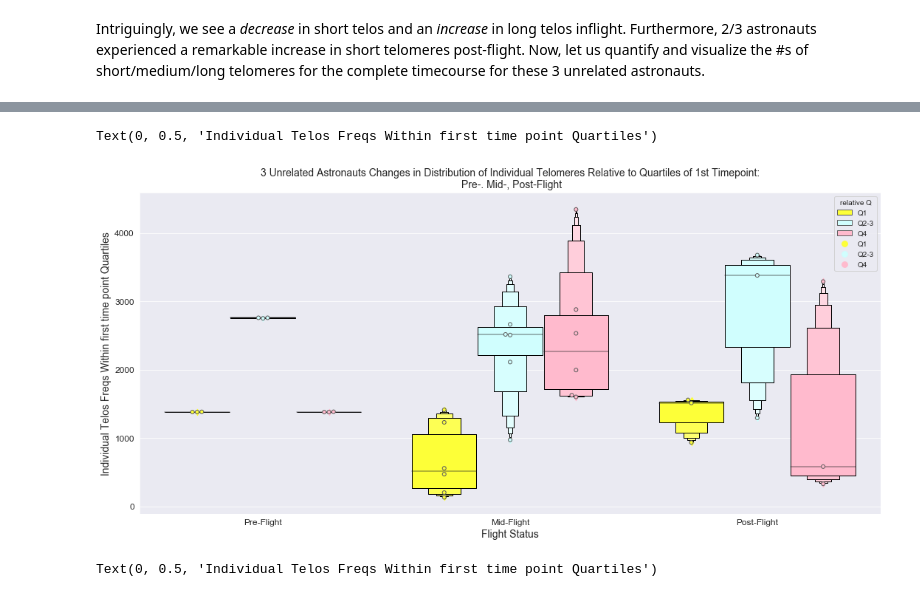
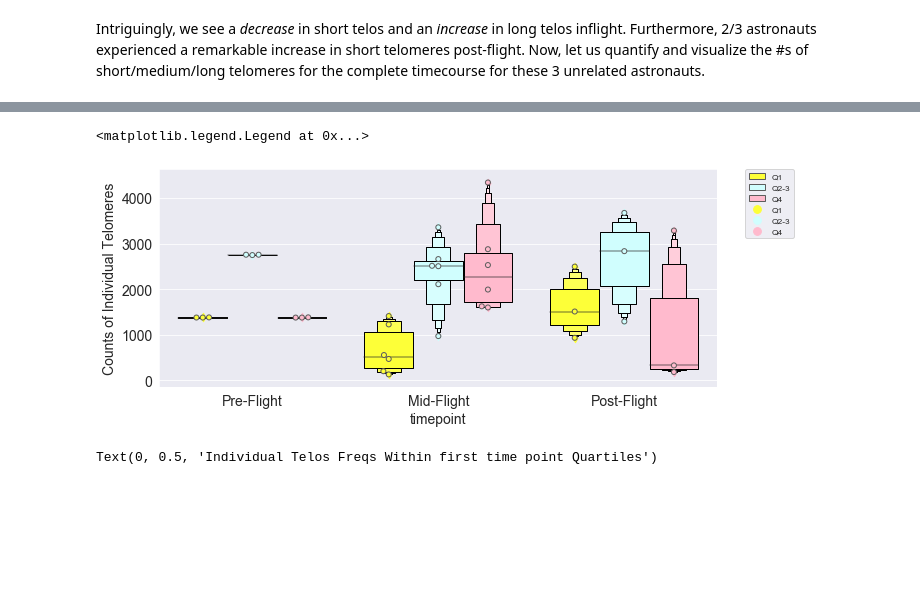
Before and after one commit to Jared-Luxton/NASA-astronauts-telomeres-chromosomes, a Jupyter notebook: NASA_telomeres/03a NASA Astros Telo Data Visualization and Stats.ipynb, the cells around one changed output, grey strips where cells are left out. Saved outputs shown, nothing was run; the diff lists cells and outputs as text; code cells hidden in the pictures; blank space fills up the shorter version.

```diff
--- a/NASA_telomeres/03a NASA Astros Telo Data Visualization and Stats.ipynb
+++ b/NASA_telomeres/03a NASA Astros Telo Data Visualization and Stats.ipynb
@@ -283,7 +280,7 @@ melted_quartiles_astro_df.head(4)
 df_m = melted_quartiles_astro_df.copy()
 
 dso2171_quartiles = df_m[(df_m['astro id'] == '2171') &
-                         (df_m['timepoint'].isin(['L-180', 'FD45', 'FD260', 'R+180']))]
+                         (df_m['timepoint'].isin(['L-180', 'FD45', 'FD260', 'R+270']))]
 
 dso1536_quartiles = df_m[(df_m['astro id'] == '1536') &
                          (df_m['timepoint'].isin(['L-270', 'FD90', 'FD140', 'R+270']))]
@@ -293,22 +290,28 @@ dso5163_quartiles = df_m[(df_m['astro id'] == '5163') &
 
 mid_only_quartiles_df = pd.concat([dso2171_quartiles, dso1536_quartiles, dso5163_quartiles])
 # %%
-fig = plt.figure(figsize=(18,8))
+fig = plt.figure(figsize=(10,4))
 sns.set_style(style="darkgrid",rc= {'patch.edgecolor': 'black'})
 palette ={"Q1":"#fdff38","Q2-3":"#d0fefe","Q4":"#ffbacd"}
 
-ax = sns.boxenplot(x='flight status', y='Q freq counts', hue='relative Q', data=mid_only_quartiles_df, palette=palette,
-             linewidth=2, saturation=5, color="black")
-ax = sns.swarmplot(x='flight status', y='Q freq counts', hue='relative Q', data=mid_only_quartiles_df, palette=palette,
-             linewidth=1, color="black", dodge=True)
+ax = sns.boxenplot(x='flight status', y='Q freq counts', hue='relative Q',
+                   order=['Pre-Flight', 'Mid-Flight', 'Post-Flight'],
+                   data=mid_only_quartiles_df, palette=palette,
+                   linewidth=2, saturation=5, color="black")
+
+ax = sns.swarmplot(x='flight status', y='Q freq counts', hue='relative Q',
+                   order=['Pre-Flight', 'Mid-Flight', 'Post-Flight'],
+                   data=mid_only_quartiles_df, palette=palette,
+                   linewidth=1, color="black", dodge=True)
 
 ax=fig.gca()
-ax.set_title('3 Unrelated Astronauts Changes in Distribution of Individual Telomeres Relative to Quartiles of 1st Timepoint:\n Pre-. Mid-, Post-Flight', fontsize=14)
-ax.set_xlabel('Flight Status', fontsize=14)
-ax.set_ylabel('Individual Telos Freqs Within first time point Quartiles', fontsize=14)
+ax.set_xlabel('timepoint', fontsize=14)
+ax.set_ylabel('Counts of Individual Telomeres', fontsize=14)
+ax.tick_params(labelsize=14)
+plt.legend(bbox_to_anchor=(1.05, 1), loc=2, borderaxespad=0, fontsize='small')
 # %% [output]
-Text(0, 0.5, 'Individual Telos Freqs Within first time point Quartiles')
+<matplotlib.legend.Legend at 0x...>
-[figure, old version]
+[figure, new version]
 # %%
 mid_only_quartiles_df['flight status mid split'] = (mid_only_quartiles_df['timepoint']
                                                         .apply(lambda row: telo_ma.mid_split(row)))
```
Also changed, not shown: parts of 44 cells of this notebook.
